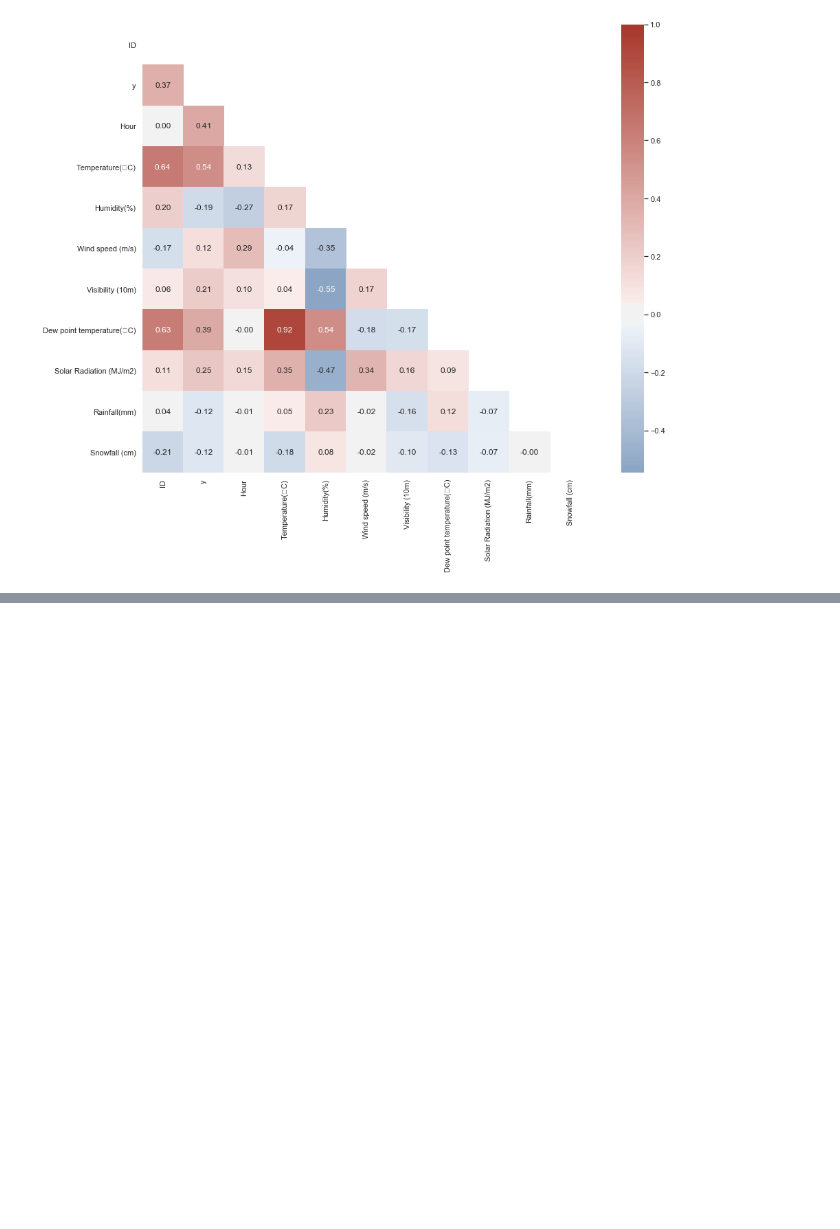
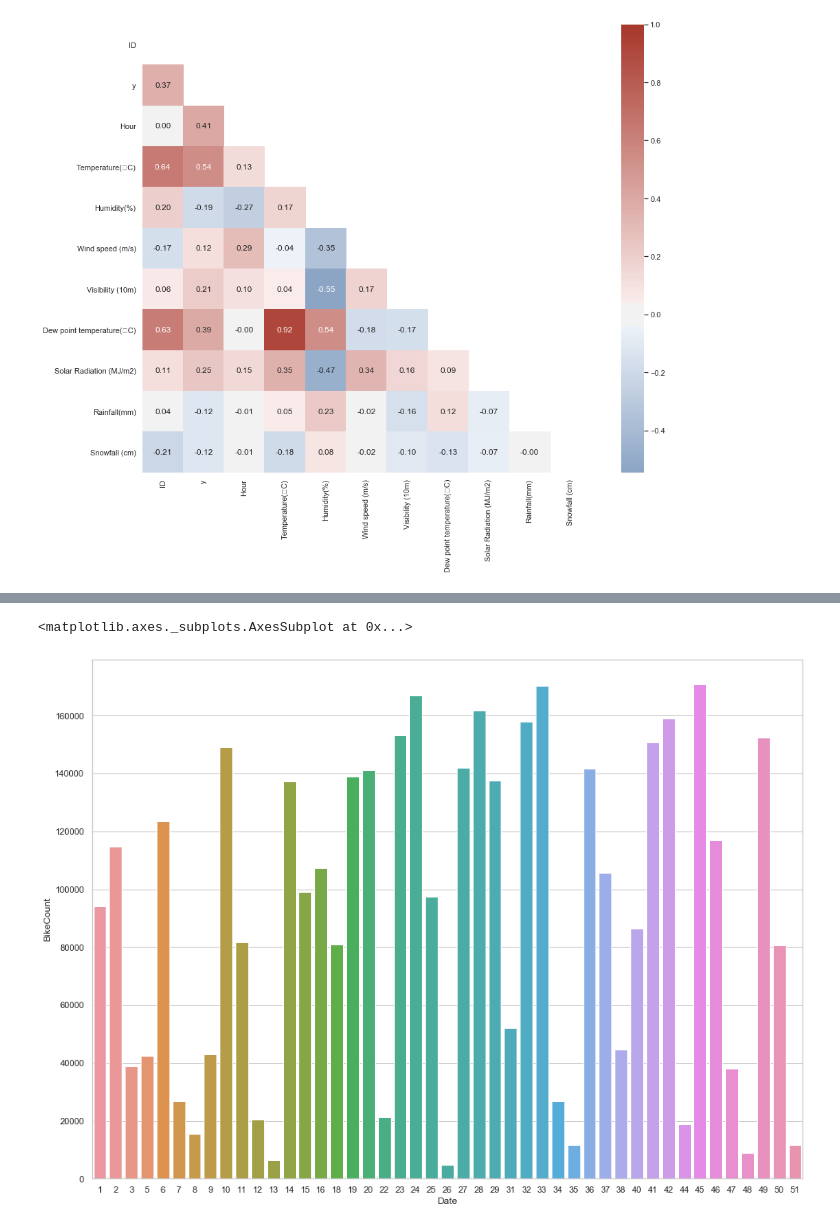
Before and after one commit to witttingtorch/THIRTY-MINUTES-DATA-ML, a Jupyter notebook: bike.ipynb, the cells around one changed output, grey strips where cells are left out. Saved outputs shown, nothing was run; the diff lists cells and outputs as text; code cells hidden in the pictures; blank space fills up the shorter version.

```diff
--- a/bike.ipynb
+++ b/bike.ipynb
@@ -198,0 +260,7 @@ class Data_plots:
+# %%
+vis=data.groupby(data['Date'].dt.week)['y'].sum().reset_index(name='BikeCount').sort_values('Date')
+plt.figure(figsize=(16,12))
+sns.barplot(x='Date',y='BikeCount',data=vis)
+# %% [output]
+<matplotlib.axes._subplots.AxesSubplot at 0x...>
+[figure, added]
```
Also changed, not shown: parts of 7 cells of this notebook.
